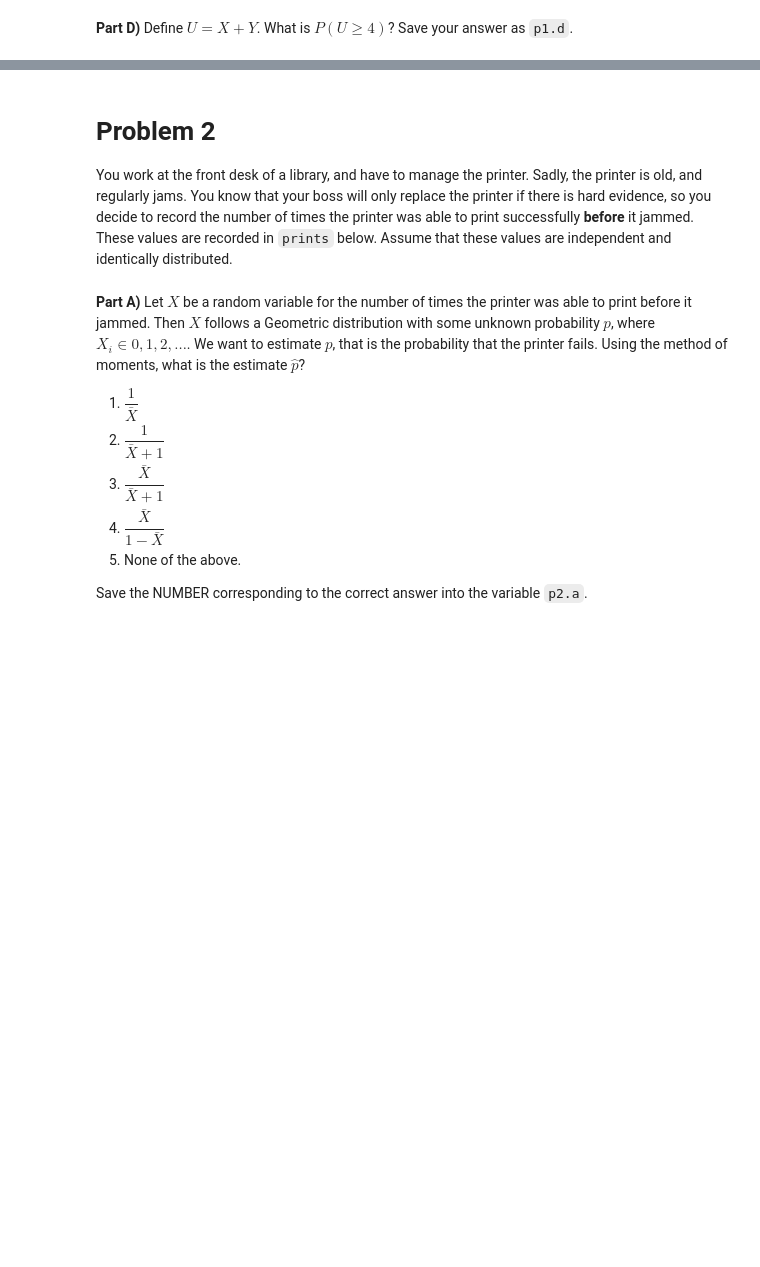
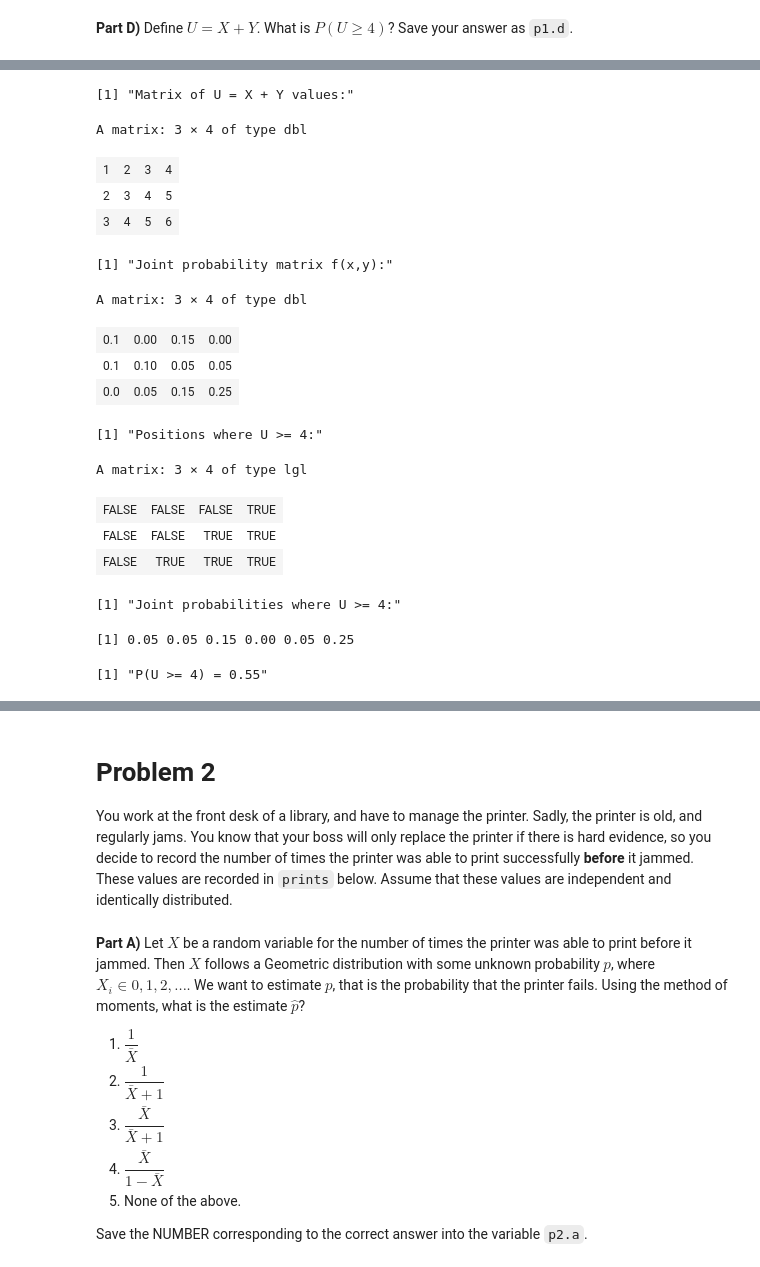
Before and after one commit to gareytwin1/statistical-estimation, a Jupyter notebook: Module1/M1_autograded2.ipynb, the cells around one changed output, grey strips where cells are left out. Cells and saved outputs as stored; diff of their text form; code cells hidden in the pictures; blank space fills up the shorter version.

```diff
--- a/Module1/M1_autograded2.ipynb
+++ b/Module1/M1_autograded2.ipynb
@@ -108,5 +141,3 @@ if(!test_that("Check that answer is correct type", expect_is(p1.c, "logical"))){
 }
 # %% [markdown]
 **Part D)** Define $U=X+Y$. What is $P(U \ge 4)$? Save your answer as `p1.d`.
-# %%
-p1.d <- 0.55
@@ -112,0 +152,44 @@ p1.d <- 0.55
+# %%
+# Step-by-step calculation for P(U >= 4) where U = X + Y
+
+# First, let's create a matrix showing all possible U = X + Y values
+U_values = outer(x_vals, y_vals, FUN = "+")
+print("Matrix of U = X + Y values:")
+U_values
+
+# Let's also display our joint probability matrix for reference
+print("Joint probability matrix f(x,y):")
+fxy
+
+# Step 1: Find all combinations where U >= 4
+condition_matrix = U_values >= 4
+print("Positions where U >= 4:")
+condition_matrix
+
+# Step 2: Extract the joint probabilities for those positions
+prob_u_geq_4 = fxy[condition_matrix]
+print("Joint probabilities where U >= 4:")
+prob_u_geq_4
+
+# Step 3: Sum these probabilities
+p1.d = sum(prob_u_geq_4)
+print(paste("P(U >= 4) =", p1.d))
+# %% [output]
+[1] "Matrix of U = X + Y values:"
+A matrix: 3 × 4 of type dbl
+| 1 | 2 | 3 | 4 |
+| 2 | 3 | 4 | 5 |
+| 3 | 4 | 5 | 6 |
+[1] "Joint probability matrix f(x,y):"
+A matrix: 3 × 4 of type dbl
+| 0.1 | 0.00 | 0.15 | 0.00 |
+| 0.1 | 0.10 | 0.05 | 0.05 |
+| 0.0 | 0.05 | 0.15 | 0.25 |
+[1] "Positions where U >= 4:"
+A matrix: 3 × 4 of type lgl
+| FALSE | FALSE | FALSE | TRUE |
+| FALSE | FALSE | TRUE | TRUE |
+| FALSE | TRUE | TRUE | TRUE |
+[1] "Joint probabilities where U >= 4:"
+[1] 0.05 0.05 0.15 0.00 0.05 0.25
+[1] "P(U >= 4) = 0.55"
```
Also changed, not shown: parts of 13 cells of this notebook.
